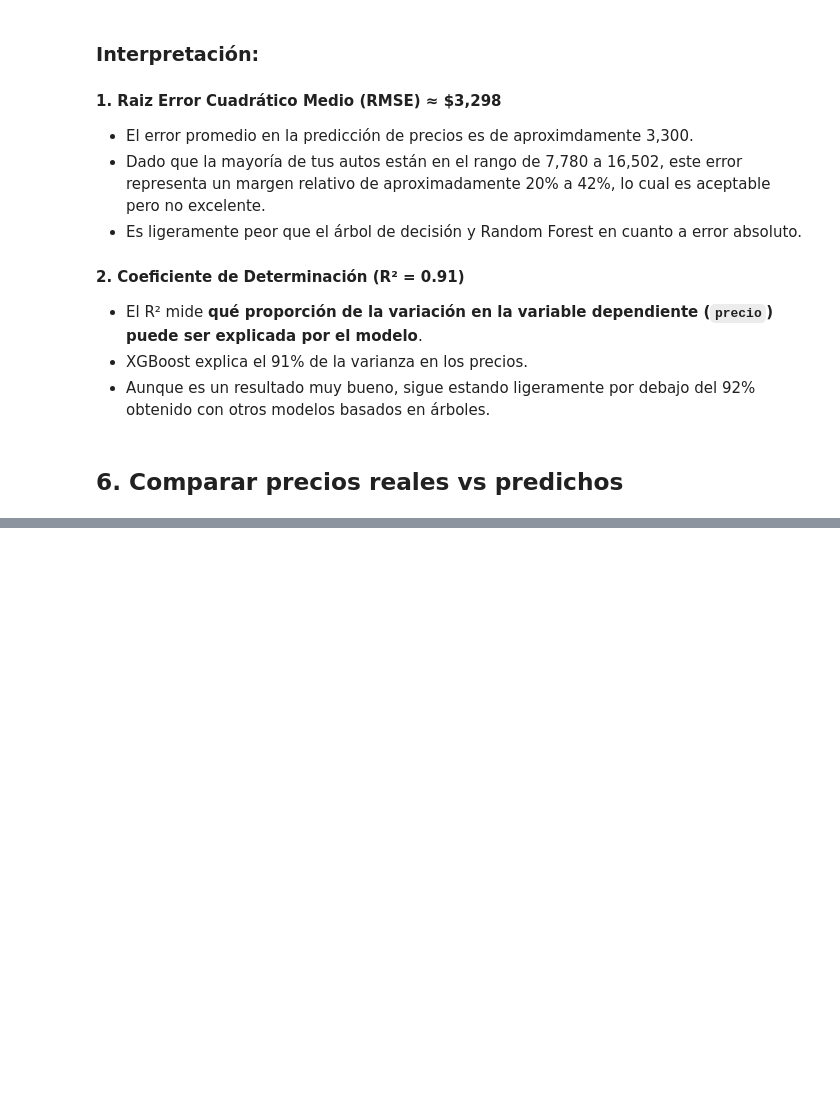
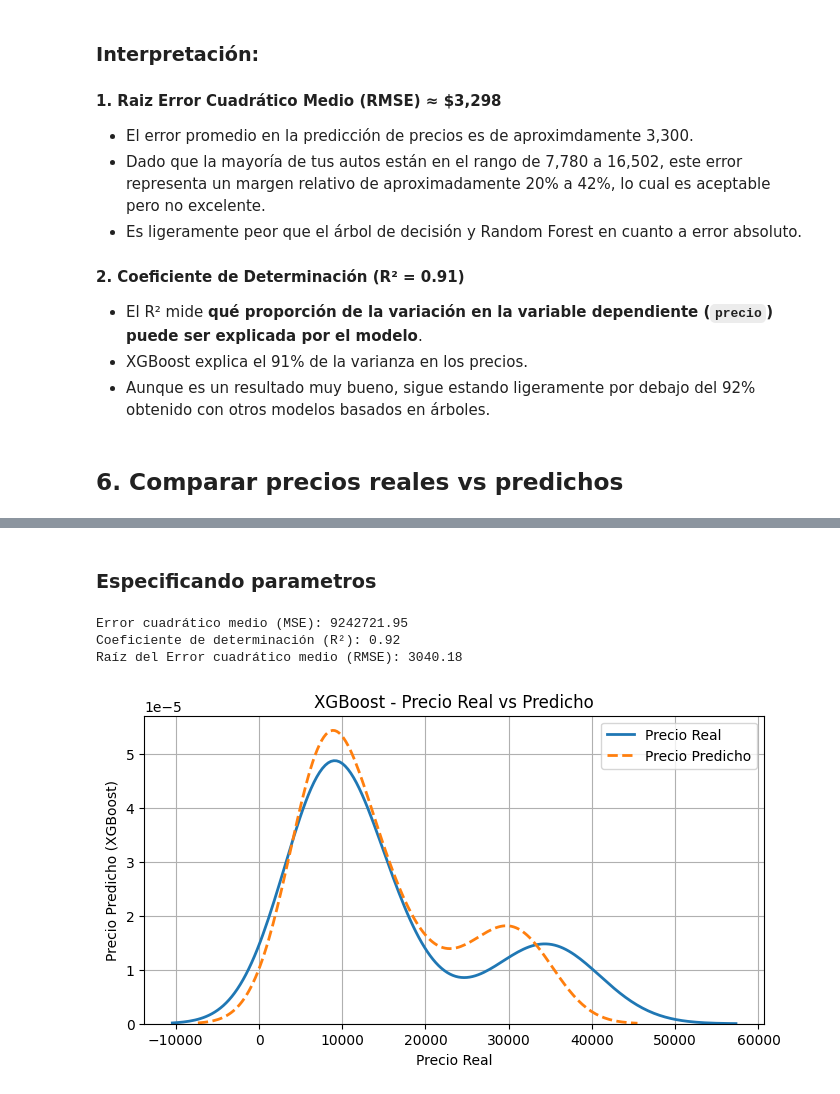
Before and after one commit to Jose-Gabriel-Rodriguez/MachineLearning, a Jupyter notebook: Unidad2/6_XGBoost_Regresion_Automobile.ipynb, the cells around one changed output, grey strips where cells are left out. Cells and saved outputs as stored; diff of their text form; code cells hidden in the pictures; blank space fills up the shorter version.

```diff
--- a/Unidad2/6_XGBoost_Regresion_Automobile.ipynb
+++ b/Unidad2/6_XGBoost_Regresion_Automobile.ipynb
@@ -130,0 +152,38 @@ plt.show()
+# %% [markdown]
+### **Especificando parametros**
+# %%
+xgb_model2 = XGBRegressor(
+    n_estimators=300,
+    learning_rate=0.05,
+    max_depth=6,
+    random_state=42
+)
+xgb_model2.fit(X_train, y_train)
+
+# Evaluar
+y_pred = xgb_model2.predict(X_test)
+
+mse = mean_squared_error(y_test, y_pred)
+r2 = r2_score(y_test, y_pred)
+# Calcular el RMSE (mas facil de interpretar que el MSE)
+rmse = np.sqrt(mse)
+
+print(f"Error cuadrático medio (MSE): {mse:.2f}")
+print(f"Coeficiente de determinación (R²): {r2:.2f}")
+print(f"Raíz del Error cuadrático medio (RMSE): {rmse:.2f}")
+print("\n")
+
+plt.figure(figsize=(8, 4))
+sns.kdeplot(y_test, label='Precio Real', linewidth=2)
+sns.kdeplot(y_pred, label='Precio Predicho', linewidth=2, linestyle='--')
+plt.xlabel("Precio Real")
+plt.ylabel("Precio Predicho (XGBoost)")
+plt.title("XGBoost - Precio Real vs Predicho")
+plt.legend()
+plt.grid(True)
+plt.show()
+# %% [output]
+Error cuadrático medio (MSE): 9242721.95
+Coeficiente de determinación (R²): 0.92
+Raíz del Error cuadrático medio (RMSE): 3040.18
+[figure, added]
```
Also changed, not shown: parts of 15 cells of this notebook.
